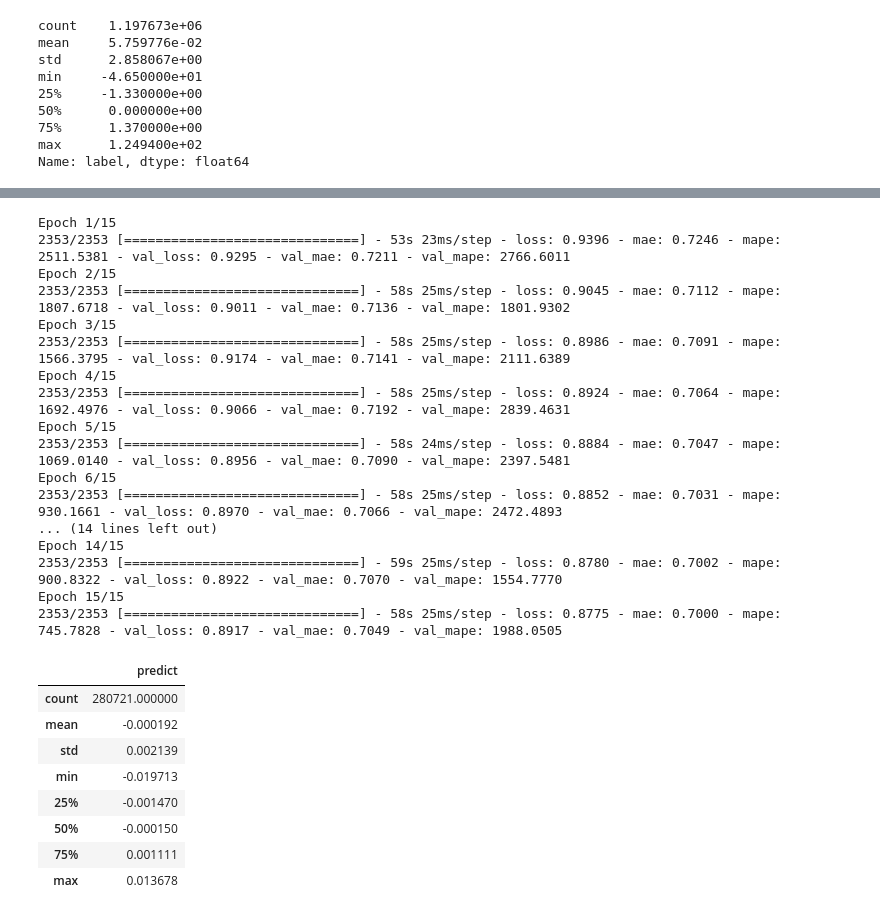
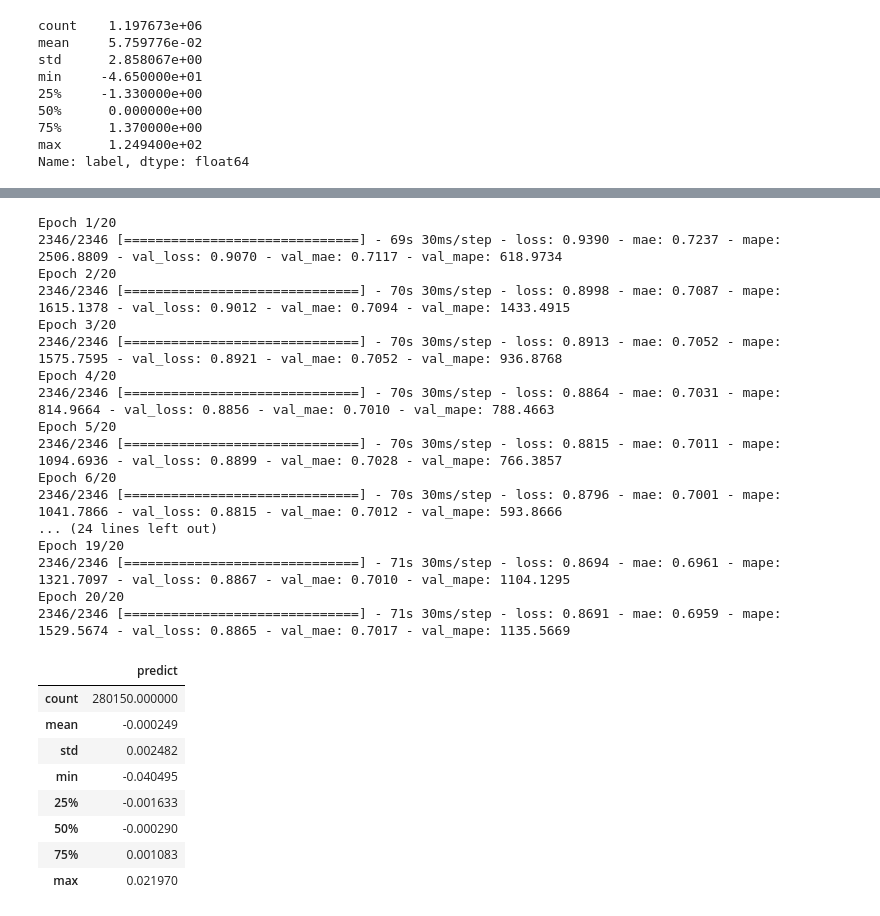
Before and after one commit to HaoningChen/scutquant, a Jupyter notebook: 实践案例/tutorial(cnn).ipynb, the cells around one changed output, grey strips where cells are left out. Drawn from its saved outputs; the diff is of its cells as text; code cells hidden in the pictures.

```diff
--- a/实践案例/tutorial(cnn).ipynb
+++ b/实践案例/tutorial(cnn).ipynb
@@ -73,7 +73,7 @@ time used: 205.05844593048096
 # %%
 split_params = {
     "test_start_date": "2019-01-01",
-    "split_method": "split",
+    "split_method": "group_split",
     "split_kwargs":{
         "train": 0.7,
         "valid": 0.3
@@ -111,42 +111,42 @@ all works done
 # %%
 from scutquant import models
 
-cnn = models.CNN(epochs=15)
+cnn = models.CNN(epochs=20)
 cnn.fit(X_train, y_train, X_valid, y_valid)
 
 pred = cnn.predict(X_test)
 pred = pd.DataFrame(pred, columns=["predict"], index=X_test.index)
 pred["predict"] += ymean.groupby("datetime").shift(2).fillna(0.0002)
 pred["predict"] *= ystd.groupby("datetime").shift(2).fillna(0.0189)
 
 pred.describe()
 # %% [output]
-Epoch 1/15
-2353/2353 [==============================] - 53s 23ms/step - loss: 0.9396 - mae: 0.7246 - mape: 2511.5381 - val_loss: 0.9295 - val_mae: 0.7211 - val_mape: 2766.6011
-Epoch 2/15
-2353/2353 [==============================] - 58s 25ms/step - loss: 0.9045 - mae: 0.7112 - mape: 1807.6718 - val_loss: 0.9011 - val_mae: 0.7136 - val_mape: 1801.9302
-Epoch 3/15
-2353/2353 [==============================] - 58s 25ms/step - loss: 0.8986 - mae: 0.7091 - mape: 1566.3795 - val_loss: 0.9174 - val_mae: 0.7141 - val_mape: 2111.6389
-Epoch 4/15
-2353/2353 [==============================] - 58s 25ms/step - loss: 0.8924 - mae: 0.7064 - mape: 1692.4976 - val_loss: 0.9066 - val_mae: 0.7192 - val_mape: 2839.4631
-Epoch 5/15
-2353/2353 [==============================] - 58s 24ms/step - loss: 0.8884 - mae: 0.7047 - mape: 1069.0140 - val_loss: 0.8956 - val_mae: 0.7090 - val_mape: 2397.5481
-Epoch 6/15
-2353/2353 [==============================] - 58s 25ms/step - loss: 0.8852 - mae: 0.7031 - mape: 930.1661 - val_loss: 0.8970 - val_mae: 0.7066 - val_mape: 2472.4893
-... (14 lines left out)
-Epoch 14/15
-2353/2353 [==============================] - 59s 25ms/step - loss: 0.8780 - mae: 0.7002 - mape: 900.8322 - val_loss: 0.8922 - val_mae: 0.7070 - val_mape: 1554.7770
-Epoch 15/15
-2353/2353 [==============================] - 58s 25ms/step - loss: 0.8775 - mae: 0.7000 - mape: 745.7828 - val_loss: 0.8917 - val_mae: 0.7049 - val_mape: 1988.0505
+Epoch 1/20
+2346/2346 [==============================] - 69s 30ms/step - loss: 0.9390 - mae: 0.7237 - mape: 2506.8809 - val_loss: 0.9070 - val_mae: 0.7117 - val_mape: 618.9734
+Epoch 2/20
+2346/2346 [==============================] - 70s 30ms/step - loss: 0.8998 - mae: 0.7087 - mape: 1615.1378 - val_loss: 0.9012 - val_mae: 0.7094 - val_mape: 1433.4915
+Epoch 3/20
+2346/2346 [==============================] - 70s 30ms/step - loss: 0.8913 - mae: 0.7052 - mape: 1575.7595 - val_loss: 0.8921 - val_mae: 0.7052 - val_mape: 936.8768
+Epoch 4/20
+2346/2346 [==============================] - 70s 30ms/step - loss: 0.8864 - mae: 0.7031 - mape: 814.9664 - val_loss: 0.8856 - val_mae: 0.7010 - val_mape: 788.4663
+Epoch 5/20
+2346/2346 [==============================] - 70s 30ms/step - loss: 0.8815 - mae: 0.7011 - mape: 1094.6936 - val_loss: 0.8899 - val_mae: 0.7028 - val_mape: 766.3857
+Epoch 6/20
+2346/2346 [==============================] - 70s 30ms/step - loss: 0.8796 - mae: 0.7001 - mape: 1041.7866 - val_loss: 0.8815 - val_mae: 0.7012 - val_mape: 593.8666
+... (24 lines left out)
+Epoch 19/20
+2346/2346 [==============================] - 71s 30ms/step - loss: 0.8694 - mae: 0.6961 - mape: 1321.7097 - val_loss: 0.8867 - val_mae: 0.7010 - val_mape: 1104.1295
+Epoch 20/20
+2346/2346 [==============================] - 71s 30ms/step - loss: 0.8691 - mae: 0.6959 - mape: 1529.5674 - val_loss: 0.8865 - val_mae: 0.7017 - val_mape: 1135.5669
 |  | predict |
-| count | 280721.000000 |
-| mean | -0.000192 |
-| std | 0.002139 |
-| min | -0.019713 |
-| 25% | -0.001470 |
-| 50% | -0.000150 |
-| 75% | 0.001111 |
-| max | 0.013678 |
+| count | 280150.000000 |
+| mean | -0.000249 |
+| std | 0.002482 |
+| min | -0.040495 |
+| 25% | -0.001633 |
+| 50% | -0.000290 |
+| 75% | 0.001083 |
+| max | 0.021970 |
 # %%
 # 使用IC评判拟合优度
 ic, icir, rank_ic, rank_icir = q.ic_ana(pred, y_test, groupby='datetime')
```
Also changed, not shown: parts of 6 cells of this notebook.
